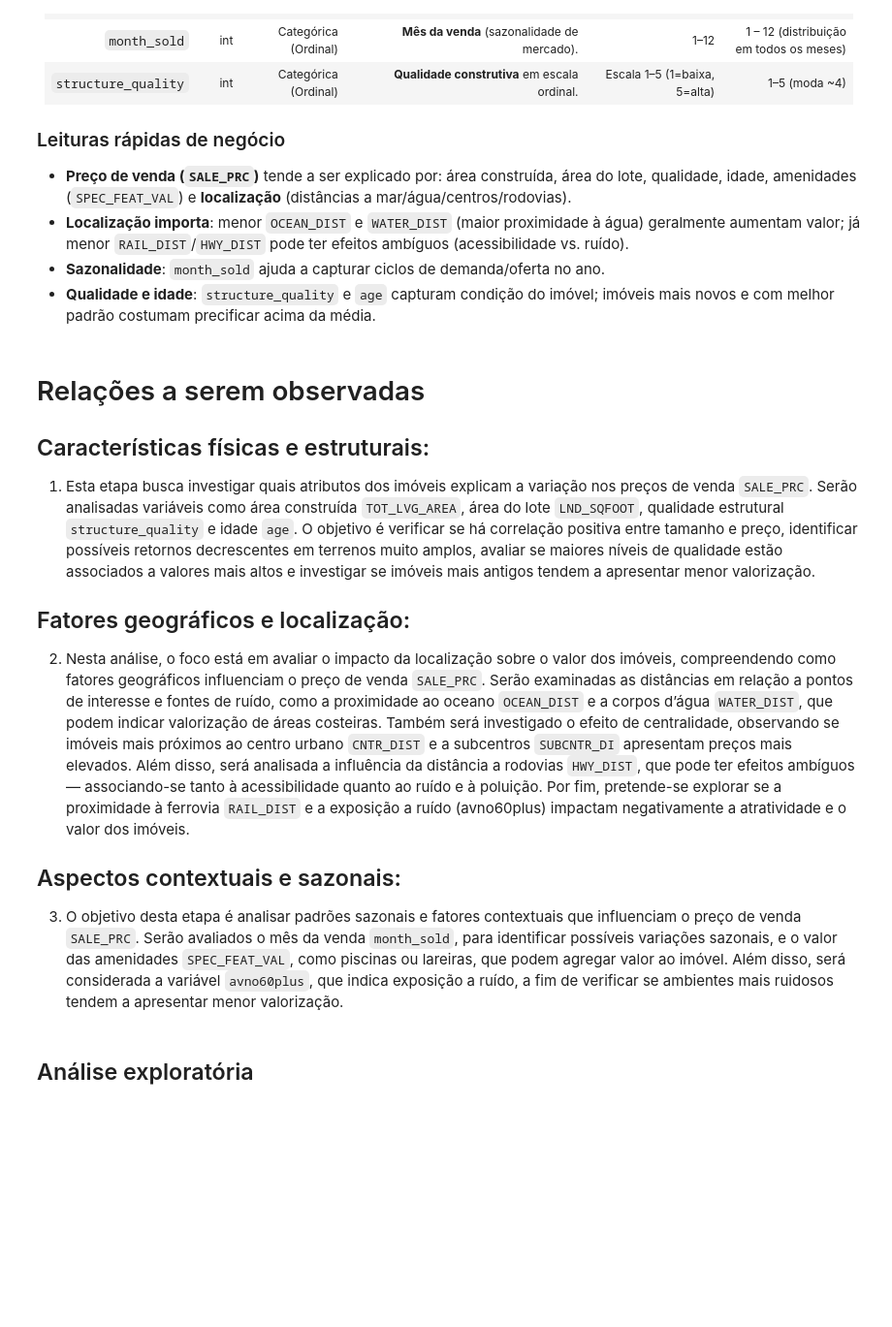
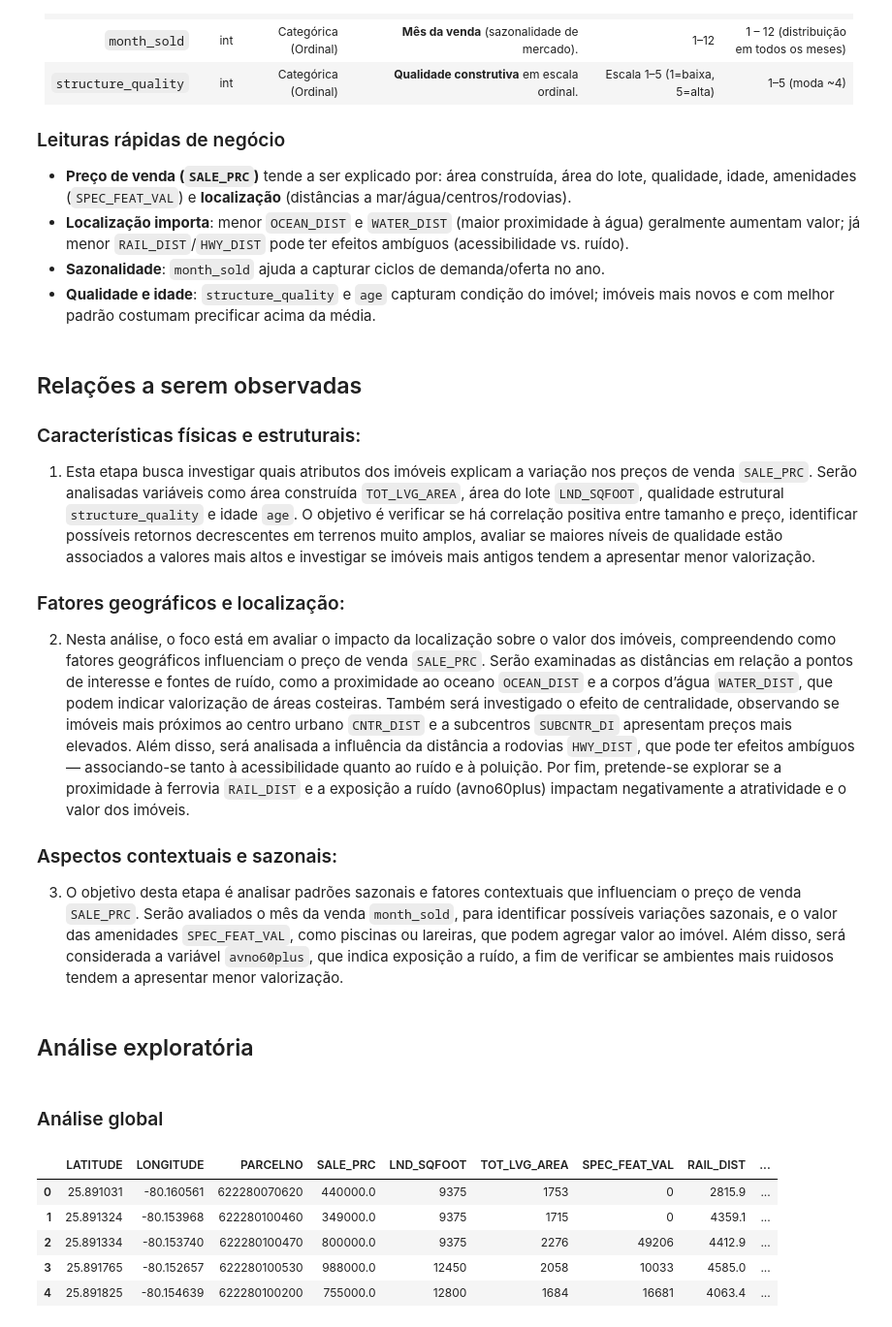
Before and after one commit to Joao-Pedro-Queiroz/project_maiami_housing, a Jupyter notebook: project.ipynb, the cells around one changed output. Shown at 97% size. Drawn from its saved outputs; the diff is of its cells as text; code cells hidden in the pictures; blank space fills up the shorter version.

```diff
--- a/project.ipynb
+++ b/project.ipynb
@@ -114,15 +114,26 @@ Este dataset (arquivo `miami-housing.csv`, 13.932 linhas × 17 colunas) contém
 - **Sazonalidade**: `month_sold` ajuda a capturar ciclos de demanda/oferta no ano.
 - **Qualidade e idade**: `structure_quality` e `age` capturam condição do imóvel; imóveis mais novos e com melhor padrão costumam precificar acima da média.
 # %% [markdown]
-# Relações a serem observadas
+## Relações a serem observadas
 
-## Características físicas e estruturais:
+### Características físicas e estruturais:
 1. Esta etapa busca investigar quais atributos dos imóveis explicam a variação nos preços de venda `SALE_PRC`. Serão analisadas variáveis como área construída `TOT_LVG_AREA`, área do lote `LND_SQFOOT`, qualidade estrutural `structure_quality` e idade `age`. O objetivo é verificar se há correlação positiva entre tamanho e preço, identificar possíveis retornos decrescentes em terrenos muito amplos, avaliar se maiores níveis de qualidade estão associados a valores mais altos e investigar se imóveis mais antigos tendem a apresentar menor valorização.
 
-## Fatores geográficos e localização:
+### Fatores geográficos e localização:
 2. Nesta análise, o foco está em avaliar o impacto da localização sobre o valor dos imóveis, compreendendo como fatores geográficos influenciam o preço de venda `SALE_PRC`. Serão examinadas as distâncias em relação a pontos de interesse e fontes de ruído, como a proximidade ao oceano `OCEAN_DIST` e a corpos d’água `WATER_DIST`, que podem indicar valorização de áreas costeiras. Também será investigado o efeito de centralidade, observando se imóveis mais próximos ao centro urbano `CNTR_DIST` e a subcentros `SUBCNTR_DI` apresentam preços mais elevados. Além disso, será analisada a influência da distância a rodovias `HWY_DIST`, que pode ter efeitos ambíguos — associando-se tanto à acessibilidade quanto ao ruído e à poluição. Por fim, pretende-se explorar se a proximidade à ferrovia `RAIL_DIST` e a exposição a ruído (avno60plus) impactam negativamente a atratividade e o valor dos imóveis.
 
-## Aspectos contextuais e sazonais:
+### Aspectos contextuais e sazonais:
 3. O objetivo desta etapa é analisar padrões sazonais e fatores contextuais que influenciam o preço de venda `SALE_PRC`. Serão avaliados o mês da venda `month_sold`, para identificar possíveis variações sazonais, e o valor das amenidades `SPEC_FEAT_VAL`, como piscinas ou lareiras, que podem agregar valor ao imóvel. Além disso, será considerada a variável `avno60plus`, que indica exposição a ruído, a fim de verificar se ambientes mais ruidosos tendem a apresentar menor valorização.
 # %% [markdown]
 ## Análise exploratória
+# %% [markdown]
+### Análise global
+# %%
+data.head()
+# %% [output]
+|  | LATITUDE | LONGITUDE | PARCELNO | SALE_PRC | LND_SQFOOT | TOT_LVG_AREA | SPEC_FEAT_VAL | RAIL_DIST | ... |
+| 0 | 25.891031 | -80.160561 | 622280070620 | 440000.0 | 9375 | 1753 | 0 | 2815.9 | ... |
+| 1 | 25.891324 | -80.153968 | 622280100460 | 349000.0 | 9375 | 1715 | 0 | 4359.1 | ... |
+| 2 | 25.891334 | -80.153740 | 622280100470 | 800000.0 | 9375 | 2276 | 49206 | 4412.9 | ... |
+| 3 | 25.891765 | -80.152657 | 622280100530 | 988000.0 | 12450 | 2058 | 10033 | 4585.0 | ... |
+| 4 | 25.891825 | -80.154639 | 622280100200 | 755000.0 | 12800 | 1684 | 16681 | 4063.4 | ... |
```
Also changed, not shown: parts of 8 cells of this notebook, 1 other file.
